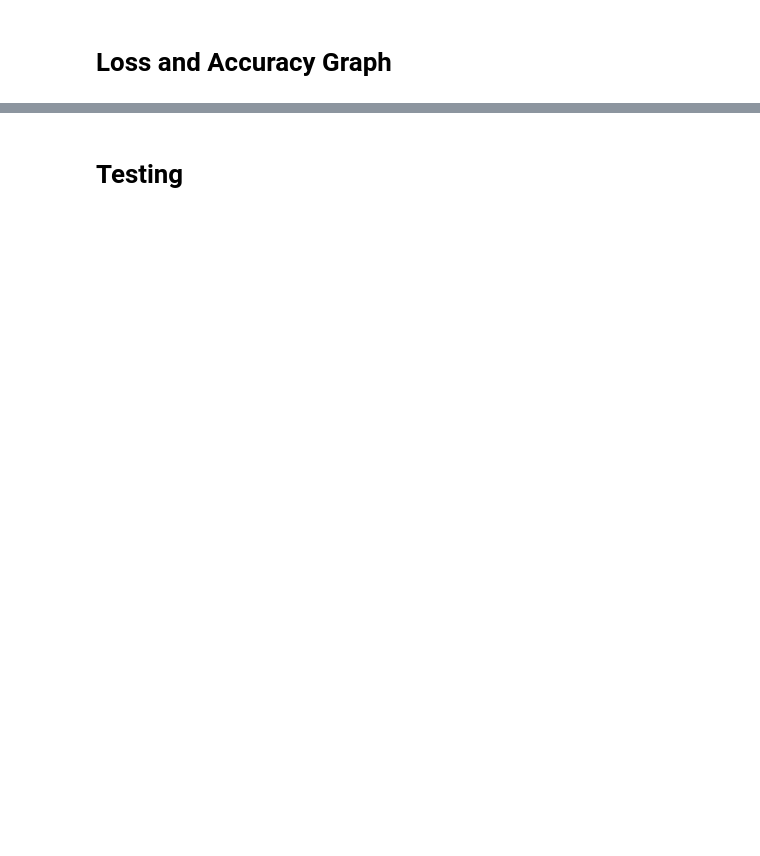
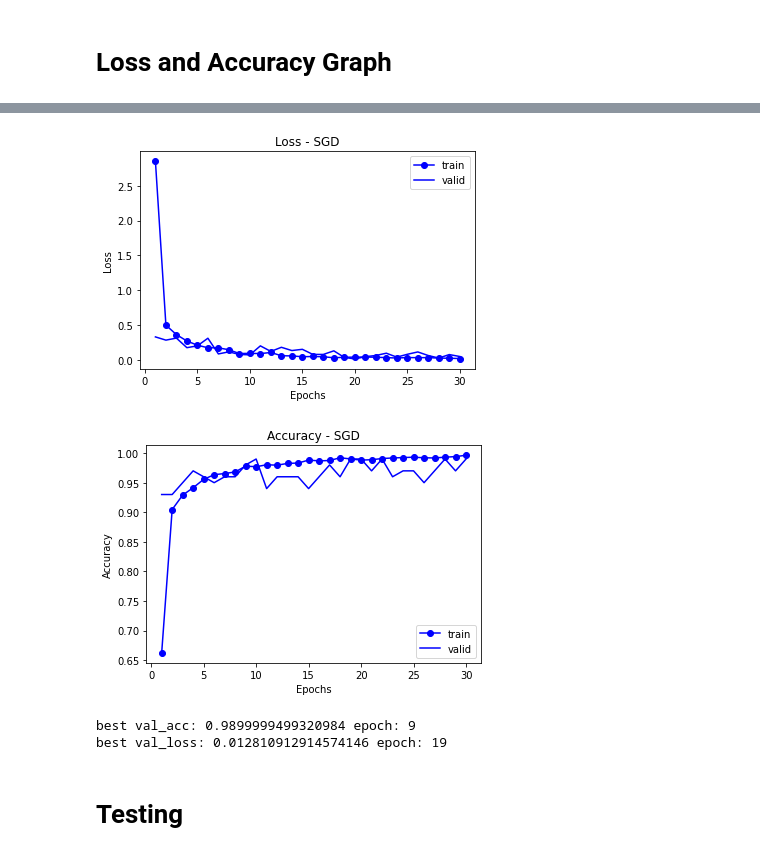
Before and after one commit to Shaunmak1214/birds-classifier, a Jupyter notebook: mobile_net.ipynb, the cells around one changed output, grey strips where cells are left out. Cells and saved outputs as stored; diff of their text form; code cells hidden in the pictures; blank space fills up the shorter version.

```diff
--- a/mobile_net.ipynb
+++ b/mobile_net.ipynb
@@ -259,3 +262,37 @@ NameError: name 'AdamHistory' is not defined
+# %%
+history_dict = SgdHistory.history
+loss_values = history_dict["loss"]
+val_loss_values = history_dict["val_loss"]
+acc_values = history_dict["accuracy"]
+val_acc_values = history_dict["val_accuracy"]
+epochs = range(1, len(history_dict["accuracy"]) + 1)
+
+plt.figure(facecolor="w")
+plt.plot(epochs, loss_values, "b",marker="o", label="train")
+plt.plot(epochs, val_loss_values, "b", label="valid")
+plt.title("Loss - SGD")
+plt.xlabel("Epochs")
+plt.ylabel("Loss")
+plt.legend()
+plt.show()
+
+plt.figure(facecolor="w")
+plt.plot(epochs, acc_values, "b", marker="o", label="train")
+plt.plot(epochs, val_acc_values, "b", label="valid")
+plt.title("Accuracy - SGD")
+plt.xlabel("Epochs")
+plt.ylabel("Accuracy")
+plt.legend()
+plt.show()
+
+import numpy as np
+print("best val_acc:", np.max(val_acc_values), "epoch:", np.argmax(val_acc_values))
+print("best val_loss:", np.min(val_loss_values), "epoch:", np.argmin(val_loss_values))
+# %% [output]
+[figure, added]
+[figure, added]
+best val_acc: 0.9899999499320984 epoch: 9
+best val_loss: 0.012810912914574146 epoch: 19
 # %%
 def plotLR(history):
     learning_rate = history.history['lr']
```
Also changed, not shown: parts of 8 cells of this notebook, 19 other files.
